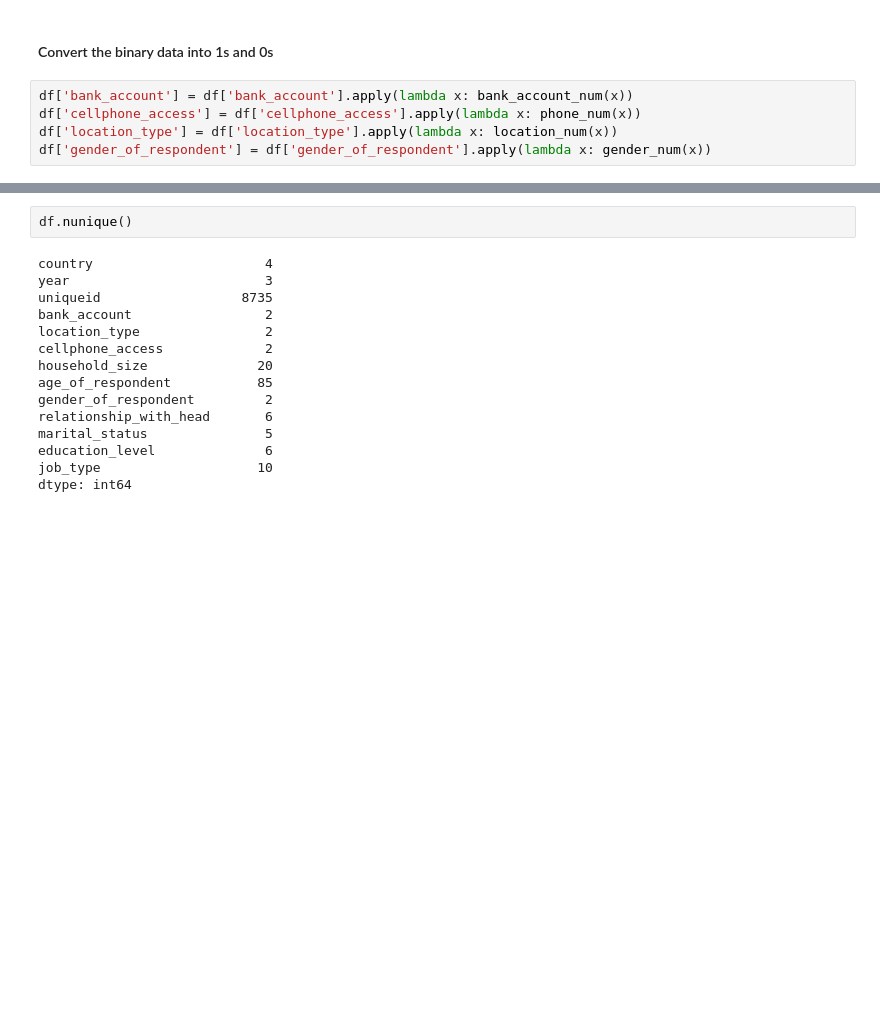
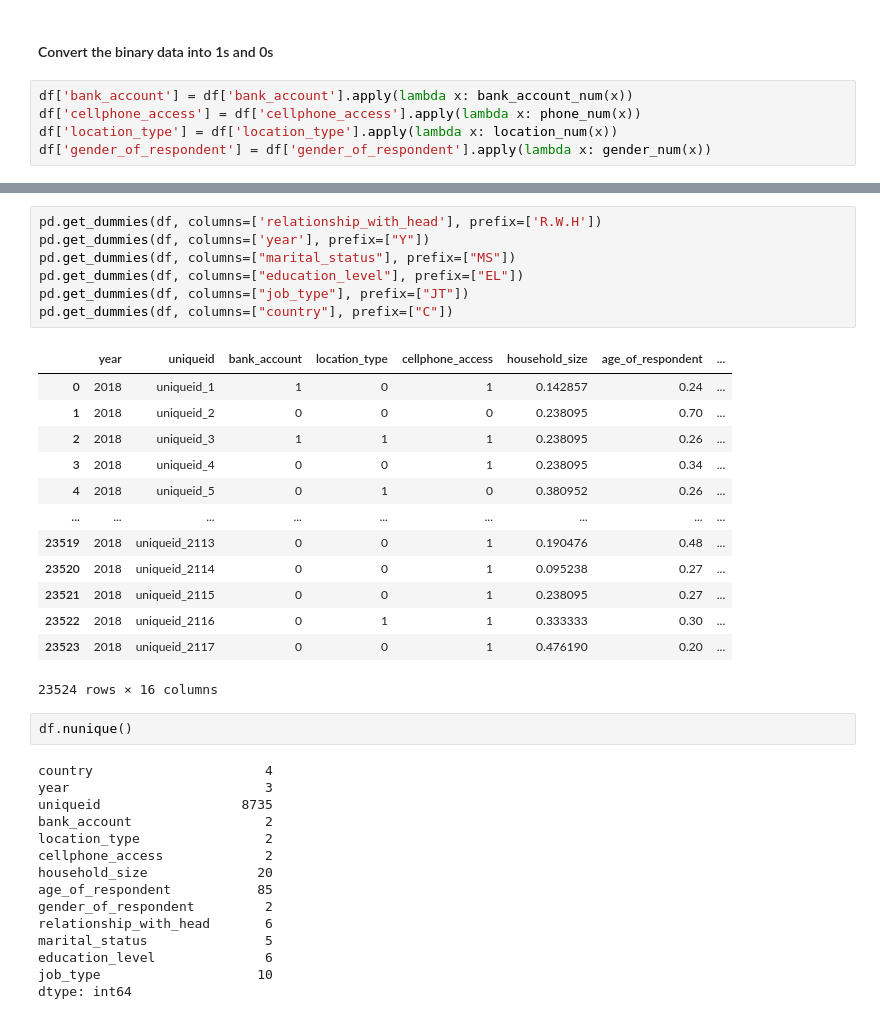
Before and after one commit to Eben-Success/ML_Financial_Inclusion_In_Africa, a Jupyter notebook: machine learning.ipynb, the cells around one changed output, grey strips where cells are left out. Saved outputs shown, nothing was run; the diff lists cells and outputs as text; blank space fills up the shorter version.

```diff
--- a/machine learning.ipynb
+++ b/machine learning.ipynb
@@ -147,3 +170,24 @@ df['gender_of_respondent'] = df['gender_of_respondent'].apply(lambda x: gender_n
+# %%
+pd.get_dummies(df, columns=['relationship_with_head'], prefix=['R.W.H'])
+pd.get_dummies(df, columns=['year'], prefix=["Y"])
+pd.get_dummies(df, columns=["marital_status"], prefix=["MS"])
+pd.get_dummies(df, columns=["education_level"], prefix=["EL"])
+pd.get_dummies(df, columns=["job_type"], prefix=["JT"])
+pd.get_dummies(df, columns=["country"], prefix=["C"])
+# %% [output]
+|  | year | uniqueid | bank_account | location_type | cellphone_access | household_size | age_of_respondent | ... |
+| 0 | 2018 | uniqueid_1 | 1 | 0 | 1 | 0.142857 | 0.24 | ... |
+| 1 | 2018 | uniqueid_2 | 0 | 0 | 0 | 0.238095 | 0.70 | ... |
+| 2 | 2018 | uniqueid_3 | 1 | 1 | 1 | 0.238095 | 0.26 | ... |
+| 3 | 2018 | uniqueid_4 | 0 | 0 | 1 | 0.238095 | 0.34 | ... |
+| 4 | 2018 | uniqueid_5 | 0 | 1 | 0 | 0.380952 | 0.26 | ... |
+| ... | ... | ... | ... | ... | ... | ... | ... | ... |
+| 23519 | 2018 | uniqueid_2113 | 0 | 0 | 1 | 0.190476 | 0.48 | ... |
+| 23520 | 2018 | uniqueid_2114 | 0 | 0 | 1 | 0.095238 | 0.27 | ... |
+| 23521 | 2018 | uniqueid_2115 | 0 | 0 | 1 | 0.238095 | 0.27 | ... |
+| 23522 | 2018 | uniqueid_2116 | 0 | 1 | 1 | 0.333333 | 0.30 | ... |
+| 23523 | 2018 | uniqueid_2117 | 0 | 0 | 1 | 0.476190 | 0.20 | ... |
+23524 rows × 16 columns
 # %%
 df.nunique()
 # %% [output]
```
Also changed, not shown: parts of 12 cells of this notebook.
